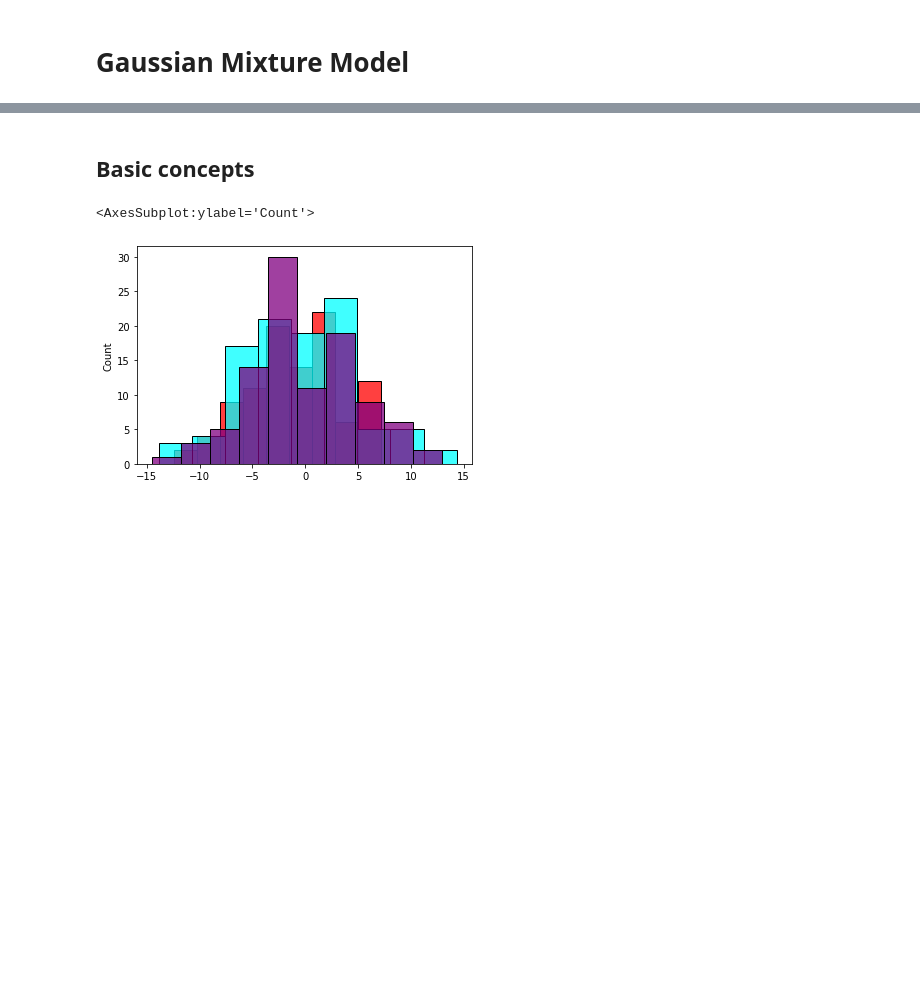
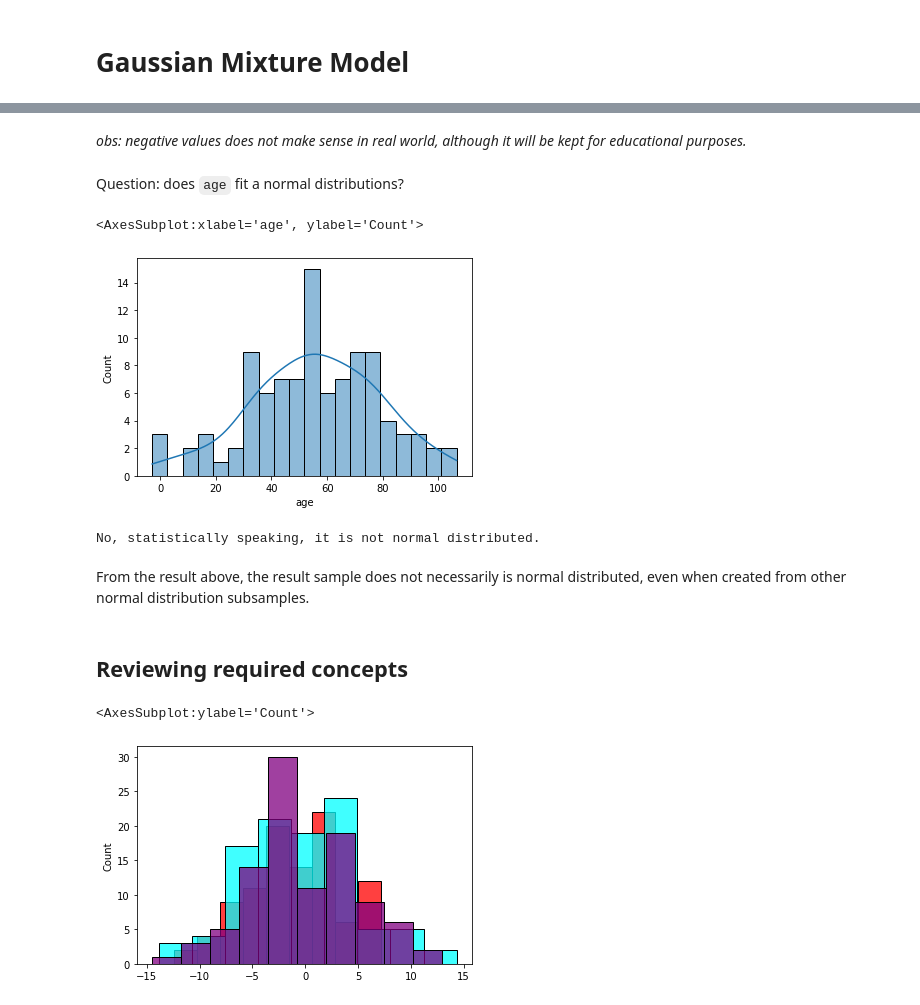
Before and after one commit to rknagao/studies, a Jupyter notebook: gmm/intro_gmm.ipynb, the cells around one changed output, grey strips where cells are left out. Drawn from its saved outputs; the diff is of its cells as text; code cells hidden in the pictures; blank space fills up the shorter version.

```diff
--- a/gmm/intro_gmm.ipynb
+++ b/gmm/intro_gmm.ipynb
@@ -8,0 +28,5 @@ import seaborn as sns
+# %%
+mean = 5
+std = 2
+
+df['exercise'] = np.random.normal(mean, std, 100).round(2)
@@ -8,0 +37,5 @@ import seaborn as sns
+# %%
+mean = 7
+std = 3
+
+df['stress'] = np.random.normal(mean, std, 100).round(2)
@@ -8,0 +46,5 @@ import seaborn as sns
+# %%
+mean = 12
+std = 3
+
+df['prevention'] = np.random.normal(mean, std, 100).round(2)
@@ -8,0 +64,2 @@ import seaborn as sns
+# %%
+df['age'] = (df['exercise'] * 8 - df['stress'] * 3 + df['prevention'] * 3)
@@ -9,5 +78,25 @@ import seaborn as sns
+# %% [markdown]
+*obs: negative values does not make sense in real world, although it will be kept for educational purposes.*
+# %% [markdown]
+Question: does `age` fit a normal distributions?
+# %%
+sns.histplot(df, x='age', bins=20, kde=True)
+# %% [output]
+<AxesSubplot:xlabel='age', ylabel='Count'>
+[figure, added]
+# %%
+_, p = shapiro(df['age'])
+
+if (p < 0.05):
+    print('Yes, statistically speaking, it is normal distributed.')
+else:
+    print('No, statistically speaking, it is not normal distributed.')
+# %% [output]
+No, statistically speaking, it is not normal distributed.
+# %% [markdown]
+From the result above, the result sample does not necessarily is normal distributed, even when created from other normal distribution subsamples.
 # %% [markdown]
-## Basic concepts
+## Reviewing required concepts
 # %%
 # Example data
 a = np.random.normal(0, 5, 100).round(2)
```
Also changed, not shown: parts of 16 cells of this notebook, 1 other file.
